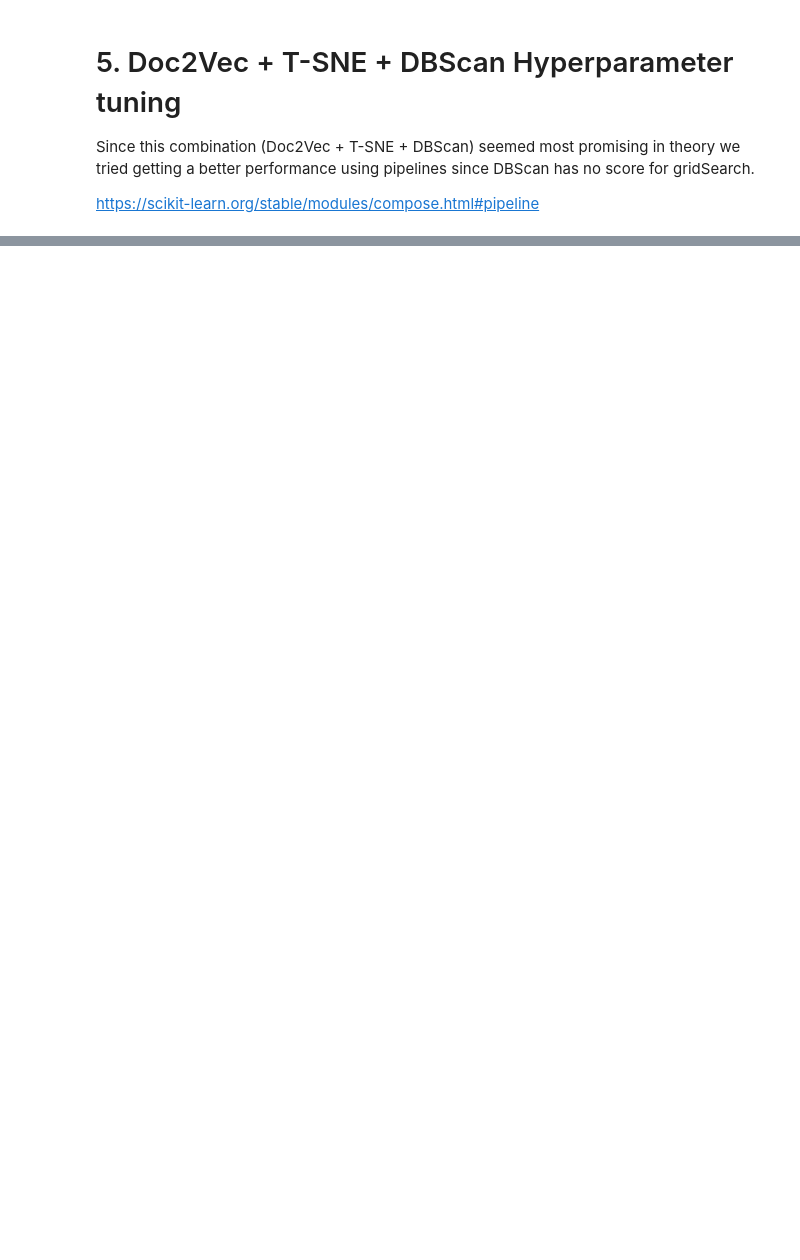
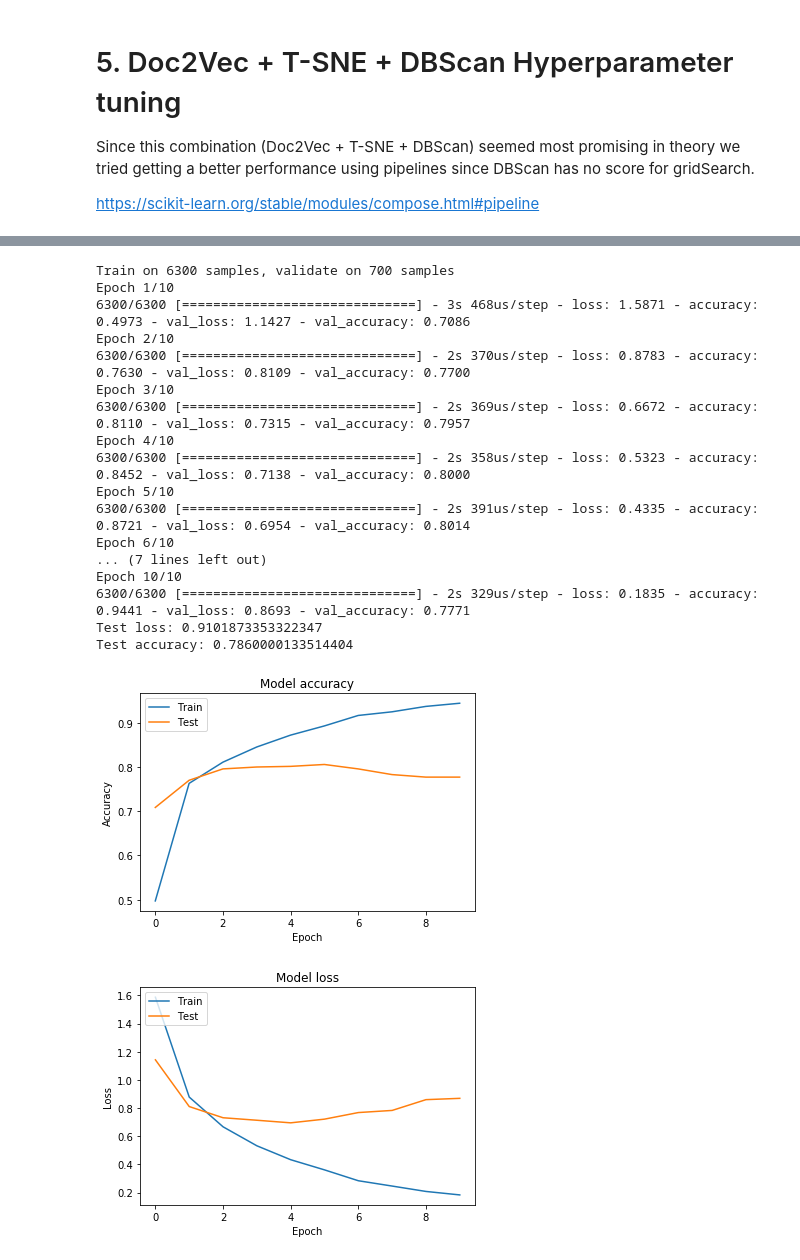
Before and after one commit to TimDeSmet/AML, a Jupyter notebook: Sprint 2.ipynb, the cells around one changed output, grey strips where cells are left out. Saved outputs shown, nothing was run; the diff lists cells and outputs as text; code cells hidden in the pictures; blank space fills up the shorter version.

Commit message:
basic keras zonder iets van hyperparamoptimalisatie

```diff
--- a/Sprint 2.ipynb
+++ b/Sprint 2.ipynb
@@ -421,0 +444,4 @@ https://scikit-learn.org/stable/modules/compose.html#pipeline
+# %%
+numTargets = [ord(x[-1])-ord('A') for x in data['TARGET']]
+onehotTargets = keras.utils.to_categorical(numTargets, 6)
+onehotTargets.shape
@@ -421,0 +450,12 @@ https://scikit-learn.org/stable/modules/compose.html#pipeline
+# %%
+x_train, x_test, y_train, y_test = train_test_split(encoded_docs,onehotTargets,test_size = 0.3)
+x_train, x_val, y_train, y_val = train_test_split(x_train, y_train, test_size= 0.1)
+# %%
+
+model = Sequential()
+model.add(Dense(128, activation='relu', input_shape=(encoded_docs.shape[1],)))
+model.add(Dense(200, activation='relu'))
+model.add(Dense(256, activation='relu'))
+model.add(Dense(onehotTargets.shape[1], activation='softmax'))
+
+model.summary()
@@ -421,0 +479,56 @@ https://scikit-learn.org/stable/modules/compose.html#pipeline
+# %%
+from keras.optimizers import SGD
+
+batch_size = 128
+epochs = 10
+
+model.compile(loss='categorical_crossentropy', optimizer=SGD(lr=0.01, momentum=0.9), metrics=['accuracy'])
+
+history = model.fit(x_train, y_train,
+                    batch_size=batch_size,
+                    epochs=epochs,
+                    verbose=1,
+                    validation_data=(x_val, y_val))
+
+score = model.evaluate(x_test, y_test, verbose=0)
+
+print('Test loss:', score[0])
+print('Test accuracy:', score[1])
+
+# Plot training & validation accuracy values
+plt.plot(history.history['accuracy'])
+plt.plot(history.history['val_accuracy'])
+plt.title('Model accuracy')
+plt.ylabel('Accuracy')
+plt.xlabel('Epoch')
+plt.legend(['Train', 'Test'], loc='upper left')
+plt.show()
+
+# Plot training & validation loss values
+plt.plot(history.history['loss'])
+plt.plot(history.history['val_loss'])
+plt.title('Model loss')
+plt.ylabel('Loss')
+plt.xlabel('Epoch')
+plt.legend(['Train', 'Test'], loc='upper left')
+plt.show()
+# %% [output]
+Train on 6300 samples, validate on 700 samples
+Epoch 1/10
+6300/6300 [==============================] - 3s 468us/step - loss: 1.5871 - accuracy: 0.4973 - val_loss: 1.1427 - val_accuracy: 0.7086
+Epoch 2/10
+6300/6300 [==============================] - 2s 370us/step - loss: 0.8783 - accuracy: 0.7630 - val_loss: 0.8109 - val_accuracy: 0.7700
+Epoch 3/10
+6300/6300 [==============================] - 2s 369us/step - loss: 0.6672 - accuracy: 0.8110 - val_loss: 0.7315 - val_accuracy: 0.7957
+Epoch 4/10
+6300/6300 [==============================] - 2s 358us/step - loss: 0.5323 - accuracy: 0.8452 - val_loss: 0.7138 - val_accuracy: 0.8000
+Epoch 5/10
+6300/6300 [==============================] - 2s 391us/step - loss: 0.4335 - accuracy: 0.8721 - val_loss: 0.6954 - val_accuracy: 0.8014
+Epoch 6/10
+... (7 lines left out)
+Epoch 10/10
+6300/6300 [==============================] - 2s 329us/step - loss: 0.1835 - accuracy: 0.9441 - val_loss: 0.8693 - val_accuracy: 0.7771
+Test loss: 0.9101873353322347
+Test accuracy: 0.7860000133514404
+[figure, added]
+[figure, added]
```
Also changed, not shown: parts of 14 cells of this notebook.
